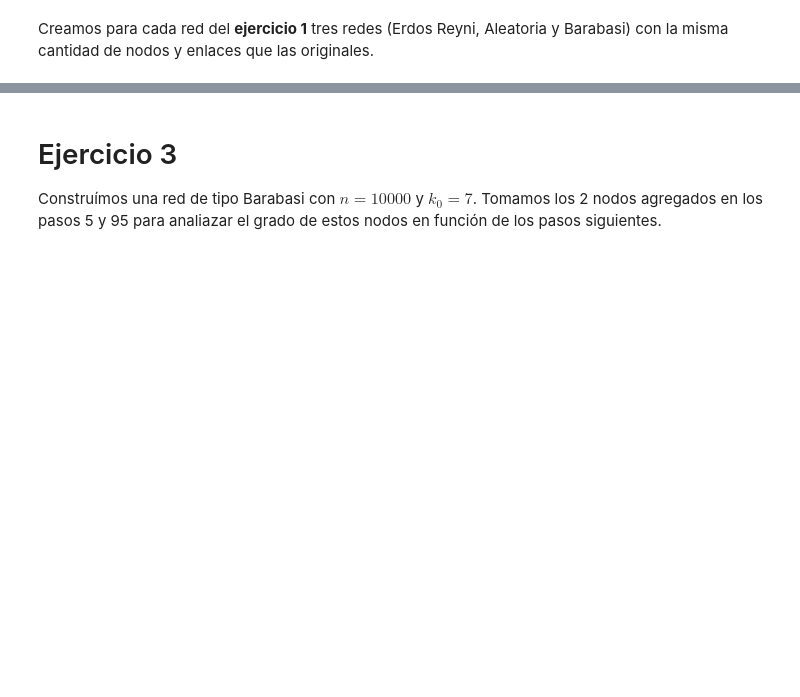
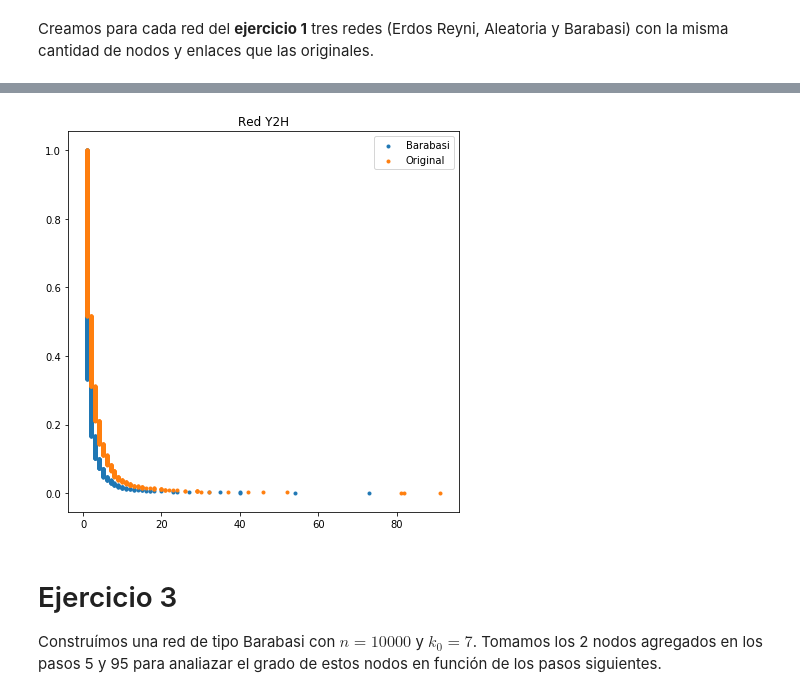
Before and after one commit to LunaKadysz/Redes, a Jupyter notebook: TPC_02/TPC_02_caro.ipynb, the cells around one changed output, grey strips where cells are left out. Drawn from its saved outputs; the diff is of its cells as text; code cells hidden in the pictures; blank space fills up the shorter version.

```diff
--- a/TPC_02/TPC_02_caro.ipynb
+++ b/TPC_02/TPC_02_caro.ipynb
@@ -118,13 +121,3 @@ De esta manera de obtiene la siguiente formula para la relacion entre $k_0$ n y
 $$0 =- \frac{1}{2} k_0^{2} + \left (  n-\frac{1}{2}\right ) k_0 - m$$
 
 Con lo cual los $k_0$ que generan una red de n nodos y ~m enlaces son el entero positivo mas cercano a las raices reales y positivas de esa ecuacion.
-# %%
-"Sistema electrico Nodos': 4941, Enlaces': 6594"
-def hallar_valores(n, k_0):
-    m = k_0*(k_0-1)/2 + (n - k_0)*k_0
-    return m
-
-for k_0 in range(0,200):
-    m = hallar_valores(4941, k_0)
-    if m < 10000:
-        print(k_0, m)
@@ -387,3 +470,20 @@ KeyboardInterrupt:
+# %%
+red = "Y2H"
+plt.figure(figsize = (7,7))
+x0,y0 = cumulative_binning(Grafo_dict[red]['Barabasi']["Lista grados"])
+x1, y1 = cumulative_binning(Grafo_dict[red]["Erdos Renyi"]["Lista grados"])
+x2, y2 = cumulative_binning(Grafo_dict[red]['Aleatoria']["Lista grados"])
+x3, y3 = cumulative_binning(Grafo_dict[red]["Lista grados"])
+
+plt.scatter(x0,y0, label = "Barabasi", marker = '.')
+#plt.plot(x1, y1)
+#plt.scatter(x2, y2, label = "Aleatoria", marker = '.')
+plt.scatter(x3, y3, label = "Original", marker = '.')
+plt.title(f"Red {red}")
+plt.legend()
+plt.show()
+# %% [output]
+[figure, added]
 # %% [markdown]
 # Ejercicio 3
 Construímos una red de tipo Barabasi con $n = 10000$ y $k_0 = 7$. Tomamos los 2 nodos
```
Also changed, not shown: parts of 14 cells of this notebook.
